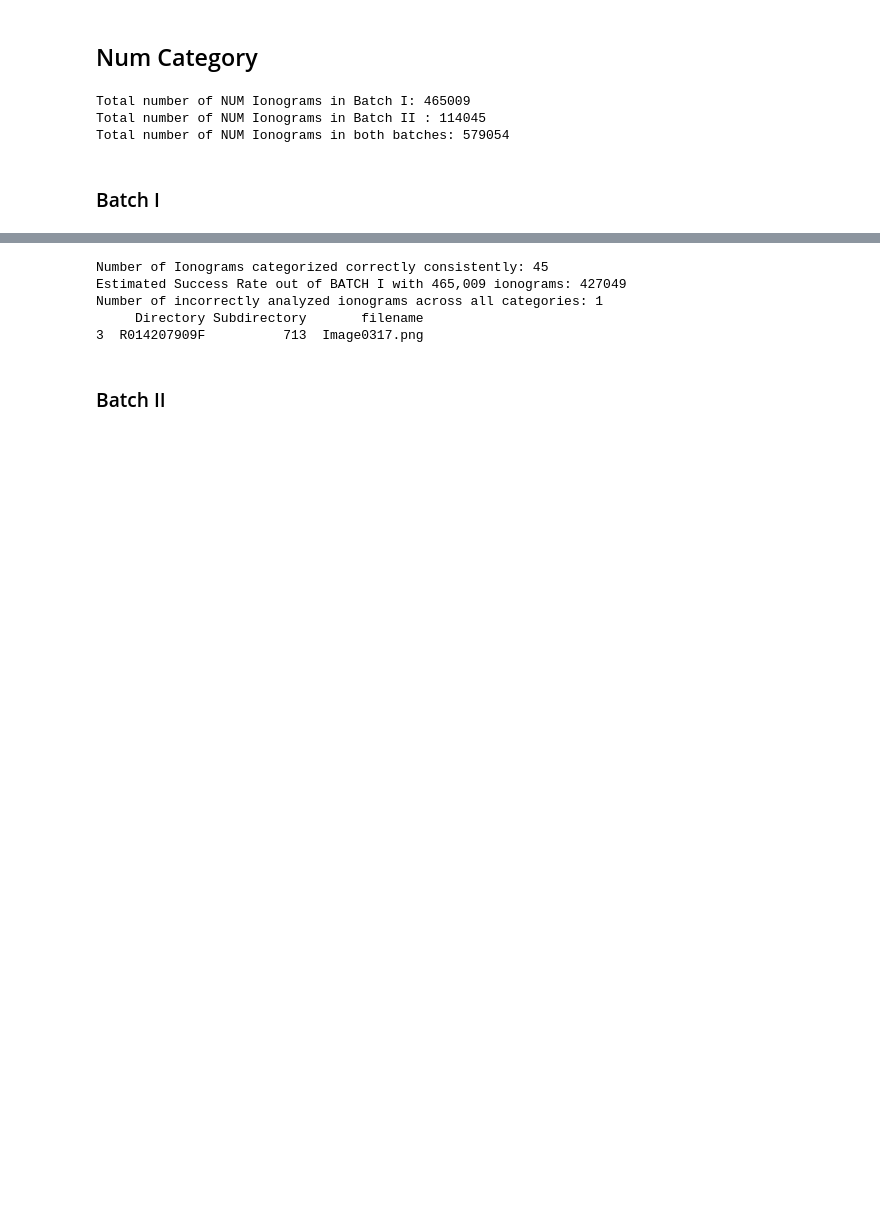
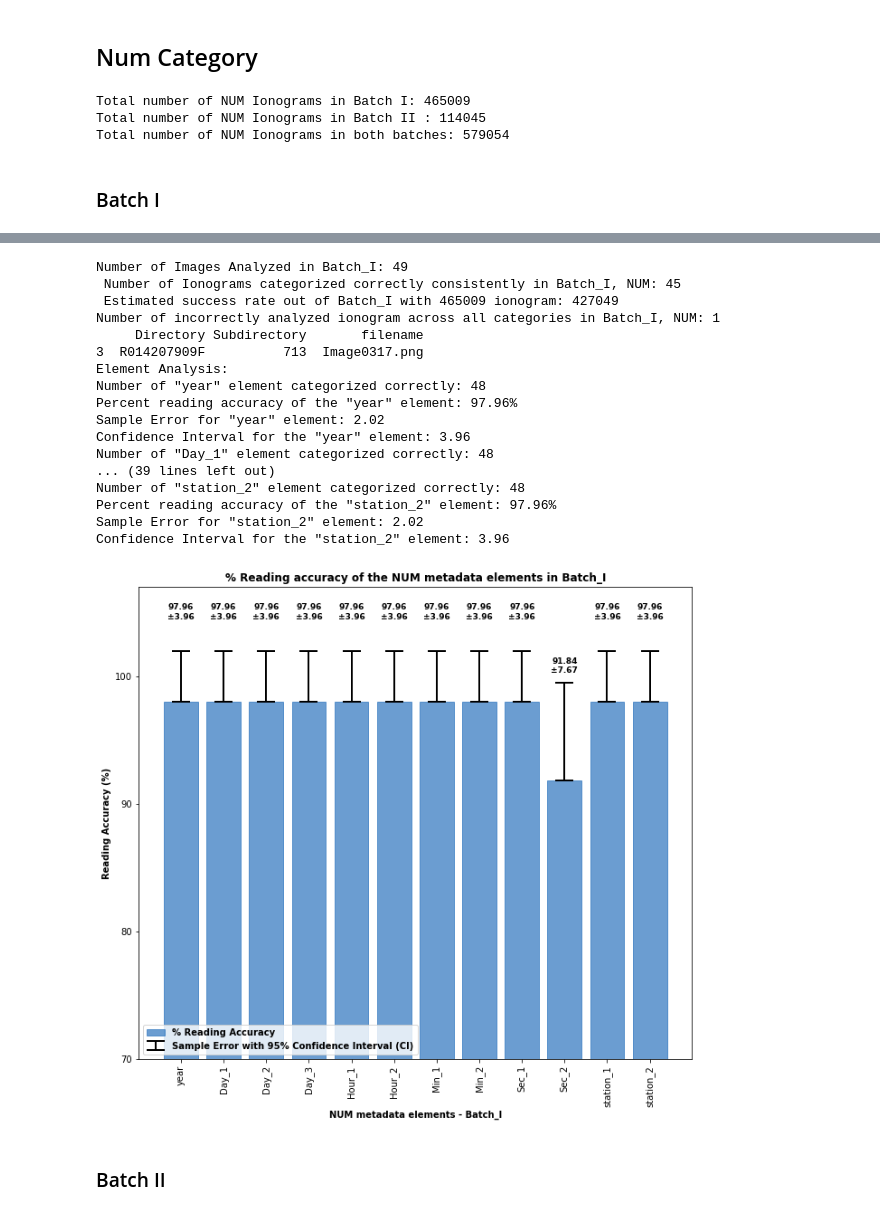
Before and after one commit to asc-csa/Alouette_ISIS_extract, a Jupyter notebook: code/C_Overall Metadata Reading Accuracy for Alouette-1.ipynb, the cells around one changed output, grey strips where cells are left out. Cells and saved outputs as stored; diff of their text form; code cells hidden in the pictures; blank space fills up the shorter version.

```diff
--- a/code/C_Overall Metadata Reading Accuracy for Alouette-1.ipynb
+++ b/code/C_Overall Metadata Reading Accuracy for Alouette-1.ipynb
@@ -114,24 +116,23 @@ Confidence Interval for the "station_2" element: 3.96
-# %%
-# BATCH I - Summary
-df_I = df_I.loc[df_I['Issue'] != 'None']
-filtered_down_I = len(df_I)
-print('Number of Ionograms categorized correctly consistently:', total_I - filtered_down_I)
-
-#BATCH I - Estimated success rate Batch I
-success_rate = (total_I - filtered_down_I)/total_I
-Estimation = round(success_rate*total_df_I)
-print('Estimated Success Rate out of BATCH I with 465,009 ionograms:', Estimation)
-
-# Number of All categories error
-df_I = df_I.loc[df_I['Issue'] == 'All categories']
-filtered_down_I = len(df_I)
-print('Number of incorrectly analyzed ionograms across all categories:', filtered_down_I)
-print(df_I.loc[:,["Directory","Subdirectory", "filename"]])
-# %% [output]
-Number of Ionograms categorized correctly consistently: 45
-Estimated Success Rate out of BATCH I with 465,009 ionograms: 427049
-Number of incorrectly analyzed ionograms across all categories: 1
-     Directory Subdirectory       filename
-3  R014207909F          713  Image0317.png
+# %%
+analyze_batch ("L:/DATA/Alouette_I/BATCH_I_Run2/07_Accuracy/BatchI_QA.csv", 'Batch_I', 'NUM', total_df_I)
+# %% [output]
+Number of Images Analyzed in Batch_I: 49
+ Number of Ionograms categorized correctly consistently in Batch_I, NUM: 45
+ Estimated success rate out of Batch_I with 465009 ionogram: 427049
+Number of incorrectly analyzed ionogram across all categories in Batch_I, NUM: 1
+     Directory Subdirectory       filename
+3  R014207909F          713  Image0317.png
+Element Analysis:
+Number of "year" element categorized correctly: 48
+Percent reading accuracy of the "year" element: 97.96%
+Sample Error for "year" element: 2.02
+Confidence Interval for the "year" element: 3.96
+Number of "Day_1" element categorized correctly: 48
+... (39 lines left out)
+Number of "station_2" element categorized correctly: 48
+Percent reading accuracy of the "station_2" element: 97.96%
+Sample Error for "station_2" element: 2.02
+Confidence Interval for the "station_2" element: 3.96
+[figure, added]
 # %% [markdown]
 ### Batch II
```
Also changed, not shown: parts of 17 cells of this notebook.
